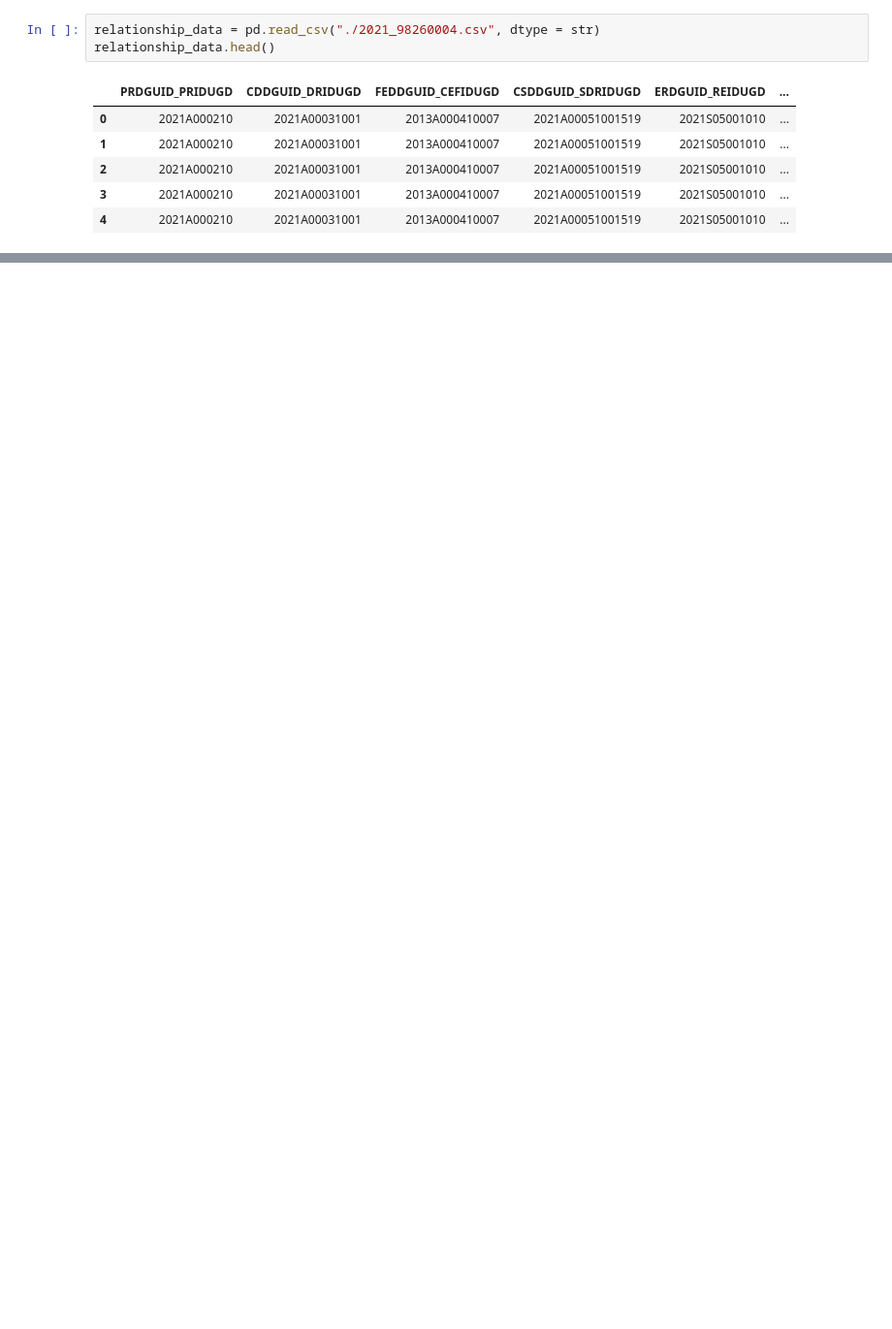
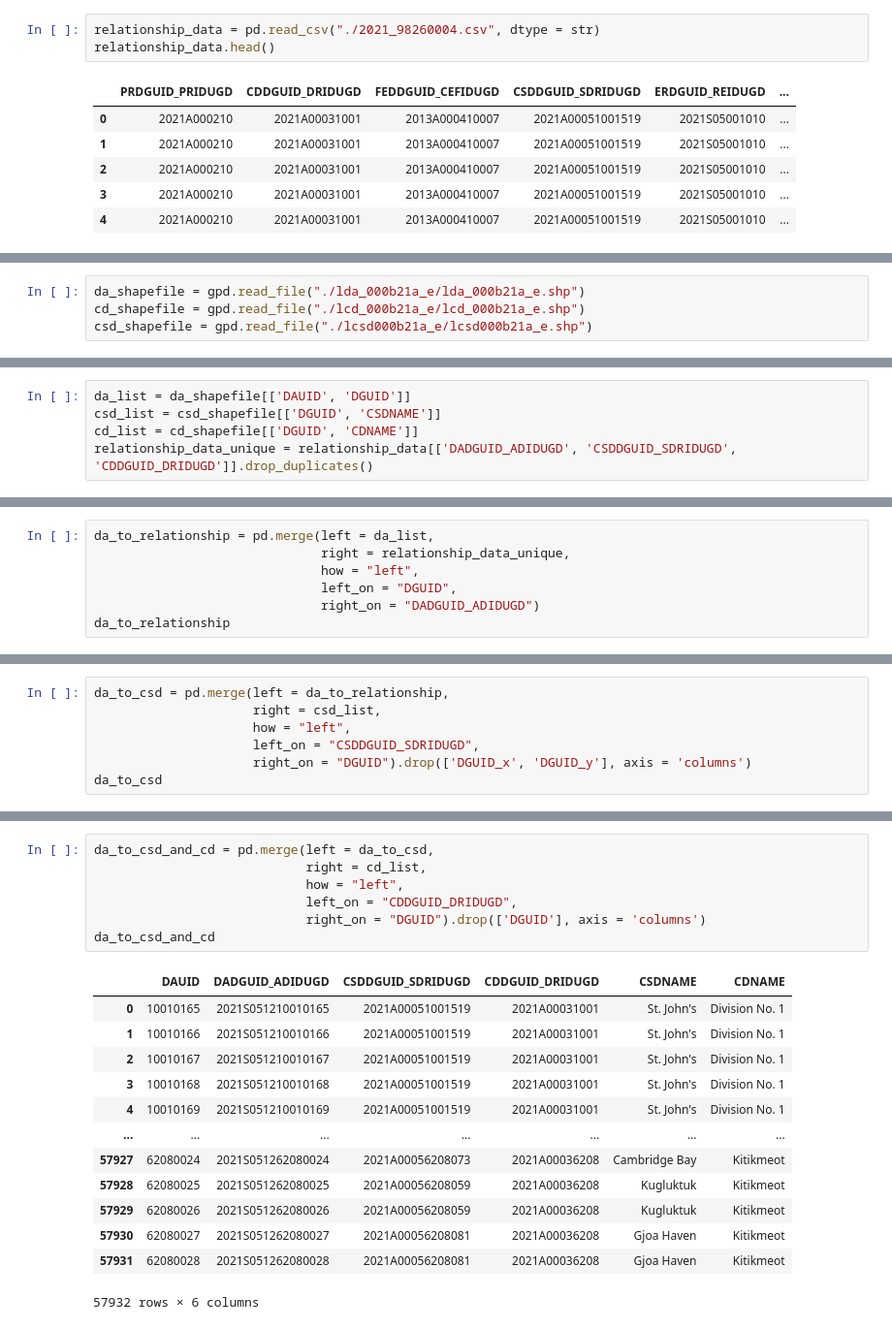
Before and after one commit to craig-sloss/row_community_database, a Jupyter notebook: generate_DA_lookup_file.ipynb, the cells around one changed output, grey strips where cells are left out. Shown: that part at 97% size. Saved outputs shown, nothing was run; the diff lists cells and outputs as text; blank space fills up the shorter version.

Commit message:
Derive a DA-to-municipality lookup table

```diff
--- a/generate_DA_lookup_file.ipynb
+++ b/generate_DA_lookup_file.ipynb
@@ -37,0 +97,4 @@ LoadJob<project=row-community-database, location=northamerica-northeast2, id=b6c
+# %%
+da_shapefile = gpd.read_file("./lda_000b21a_e/lda_000b21a_e.shp")
+cd_shapefile = gpd.read_file("./lcd_000b21a_e/lcd_000b21a_e.shp")
+csd_shapefile = gpd.read_file("./lcsd000b21a_e/lcsd000b21a_e.shp")
@@ -37,0 +133,5 @@ LoadJob<project=row-community-database, location=northamerica-northeast2, id=b6c
+# %%
+da_list = da_shapefile[['DAUID', 'DGUID']]
+csd_list = csd_shapefile[['DGUID', 'CSDNAME']]
+cd_list = cd_shapefile[['DGUID', 'CDNAME']]
+relationship_data_unique = relationship_data[['DADGUID_ADIDUGD', 'CSDDGUID_SDRIDUGD', 'CDDGUID_DRIDUGD']].drop_duplicates()
@@ -37,0 +159,7 @@ LoadJob<project=row-community-database, location=northamerica-northeast2, id=b6c
+# %%
+da_to_relationship = pd.merge(left = da_list,
+                              right = relationship_data_unique,
+                              how = "left",
+                              left_on = "DGUID",
+                              right_on = "DADGUID_ADIDUGD")
+da_to_relationship
@@ -37,0 +180,7 @@ LoadJob<project=row-community-database, location=northamerica-northeast2, id=b6c
+# %%
+da_to_csd = pd.merge(left = da_to_relationship,
+                     right = csd_list,
+                     how = "left",
+                     left_on = "CSDDGUID_SDRIDUGD",
+                     right_on = "DGUID").drop(['DGUID_x', 'DGUID_y'], axis = 'columns')
+da_to_csd
@@ -37,0 +201,21 @@ LoadJob<project=row-community-database, location=northamerica-northeast2, id=b6c
+# %%
+da_to_csd_and_cd = pd.merge(left = da_to_csd,
+                            right = cd_list,
+                            how = "left",
+                            left_on = "CDDGUID_DRIDUGD",
+                            right_on = "DGUID").drop(['DGUID'], axis = 'columns')
+da_to_csd_and_cd
+# %% [output]
+|  | DAUID | DADGUID_ADIDUGD | CSDDGUID_SDRIDUGD | CDDGUID_DRIDUGD | CSDNAME | CDNAME |
+| 0 | 10010165 | 2021S051210010165 | 2021A00051001519 | 2021A00031001 | St. John's | Division No. 1 |
+| 1 | 10010166 | 2021S051210010166 | 2021A00051001519 | 2021A00031001 | St. John's | Division No. 1 |
+| 2 | 10010167 | 2021S051210010167 | 2021A00051001519 | 2021A00031001 | St. John's | Division No. 1 |
+| 3 | 10010168 | 2021S051210010168 | 2021A00051001519 | 2021A00031001 | St. John's | Division No. 1 |
+| 4 | 10010169 | 2021S051210010169 | 2021A00051001519 | 2021A00031001 | St. John's | Division No. 1 |
+| ... | ... | ... | ... | ... | ... | ... |
+| 57927 | 62080024 | 2021S051262080024 | 2021A00056208073 | 2021A00036208 | Cambridge Bay | Kitikmeot |
+| 57928 | 62080025 | 2021S051262080025 | 2021A00056208059 | 2021A00036208 | Kugluktuk | Kitikmeot |
+| 57929 | 62080026 | 2021S051262080026 | 2021A00056208059 | 2021A00036208 | Kugluktuk | Kitikmeot |
+| 57930 | 62080027 | 2021S051262080027 | 2021A00056208081 | 2021A00036208 | Gjoa Haven | Kitikmeot |
+| 57931 | 62080028 | 2021S051262080028 | 2021A00056208081 | 2021A00036208 | Gjoa Haven | Kitikmeot |
+57932 rows × 6 columns
```
Also changed, not shown: parts of 21 cells of this notebook.
